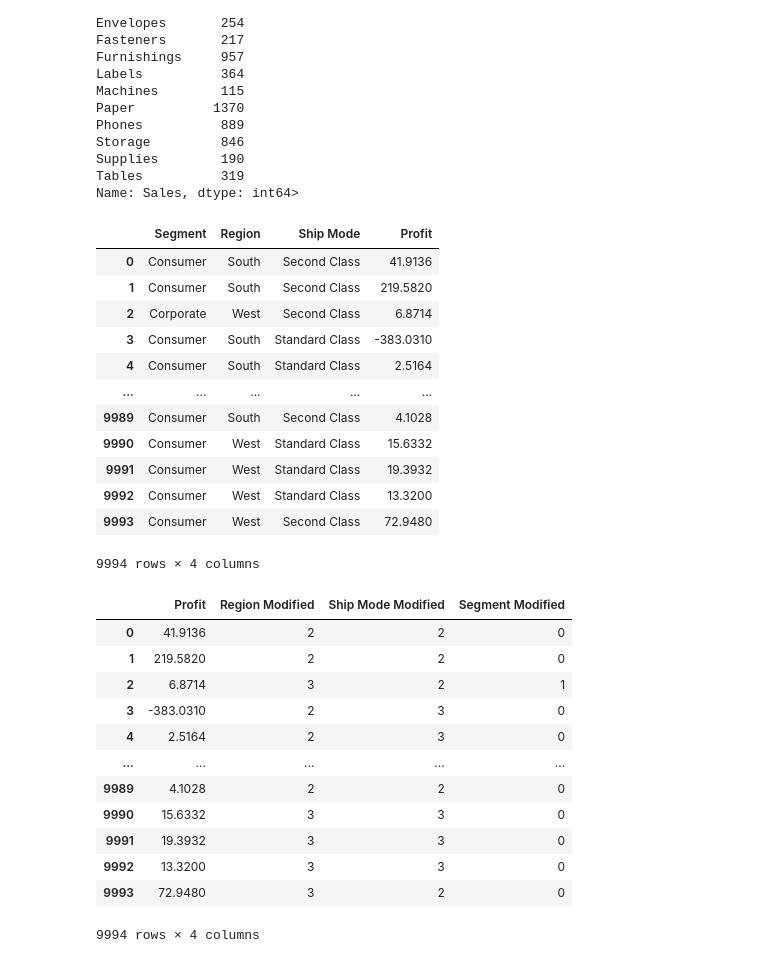
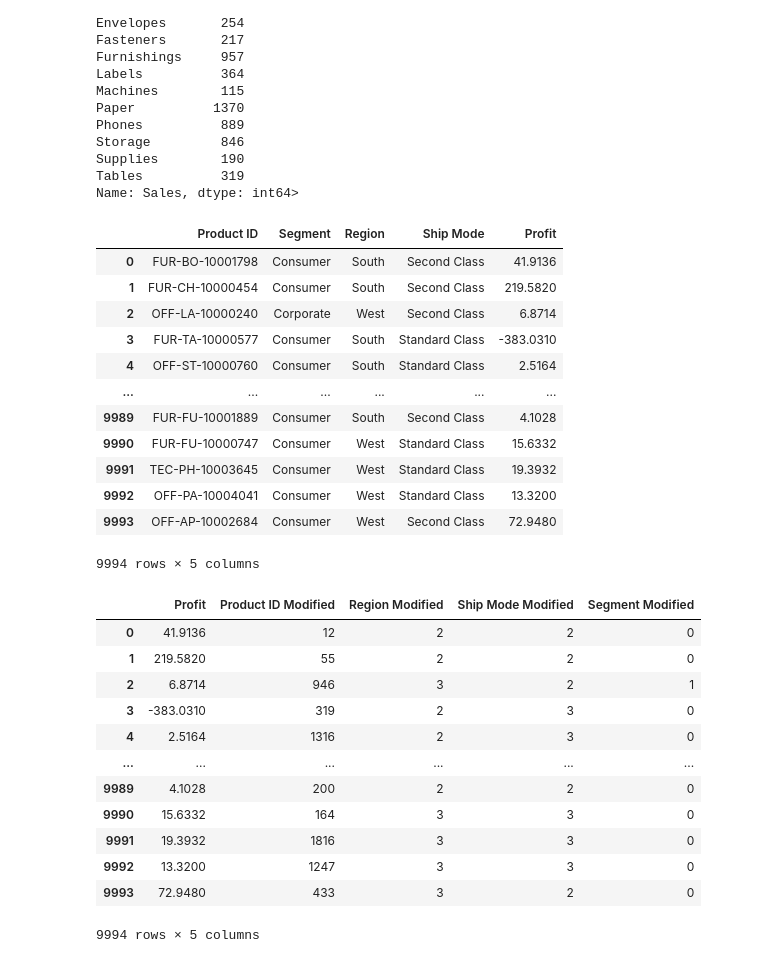
Before and after one commit to ankitg-02/sales_analysis, a Jupyter notebook: sales_via_product.ipynb, the cells around one changed output. Drawn from its saved outputs; the diff is of its cells as text; code cells hidden in the pictures.

```diff
--- a/sales_via_product.ipynb
+++ b/sales_via_product.ipynb
@@ -100,31 +100,33 @@ Name: Sales, dtype: int64>
 ship=product_sales.groupby("Ship Mode")
 # %%
 #specified lists
+modified_Product_ID=product['Product ID']
 modified_segment=product['Segment']
 modified_region=product['Region']
 modified_ship_made=product['Ship Mode']
 modified_profit=product['Profit']
 # %%
 #putting specified lists into a new dict and converting into a dataframe
-modified_table={'Segment':modified_segment
+modified_table={'Product ID':modified_Product_ID,
+                'Segment':modified_segment
                 ,'Region':modified_region
                 ,'Ship Mode':modified_ship_made
                 ,'Profit':modified_profit}
 pd.DataFrame(modified_table)
 # %% [output]
-|  | Segment | Region | Ship Mode | Profit |
-| 0 | Consumer | South | Second Class | 41.9136 |
-| 1 | Consumer | South | Second Class | 219.5820 |
-| 2 | Corporate | West | Second Class | 6.8714 |
-| 3 | Consumer | South | Standard Class | -383.0310 |
-| 4 | Consumer | South | Standard Class | 2.5164 |
-| ... | ... | ... | ... | ... |
-| 9989 | Consumer | South | Second Class | 4.1028 |
-| 9990 | Consumer | West | Standard Class | 15.6332 |
-| 9991 | Consumer | West | Standard Class | 19.3932 |
-| 9992 | Consumer | West | Standard Class | 13.3200 |
-| 9993 | Consumer | West | Second Class | 72.9480 |
+|  | Product ID | Segment | Region | Ship Mode | Profit |
+| 0 | FUR-BO-10001798 | Consumer | South | Second Class | 41.9136 |
+| 1 | FUR-CH-10000454 | Consumer | South | Second Class | 219.5820 |
+| 2 | OFF-LA-10000240 | Corporate | West | Second Class | 6.8714 |
+| 3 | FUR-TA-10000577 | Consumer | South | Standard Class | -383.0310 |
+| 4 | OFF-ST-10000760 | Consumer | South | Standard Class | 2.5164 |
+| ... | ... | ... | ... | ... | ... |
+| 9989 | FUR-FU-10001889 | Consumer | South | Second Class | 4.1028 |
+| 9990 | FUR-FU-10000747 | Consumer | West | Standard Class | 15.6332 |
+| 9991 | TEC-PH-10003645 | Consumer | West | Standard Class | 19.3932 |
+| 9992 | OFF-PA-10004041 | Consumer | West | Standard Class | 13.3200 |
+| 9993 | OFF-AP-10002684 | Consumer | West | Second Class | 72.9480 |
-9994 rows × 4 columns
+9994 rows × 5 columns
 # %%
 #initilising labelencoder
 l=LabelEncoder()
@@ -143,21 +147,21 @@ modified_table.update({'Segment Modified':Segment_l})
 data=pd.DataFrame(modified_table)
 # %%
 #droppping the textual data so as to make numerical data for the machine
-data.drop(['Segment','Ship Mode','Region'],axis="columns")
+data.drop(['Segment','Ship Mode','Region','Product ID'],axis="columns")
 # %% [output]
-|  | Profit | Region Modified | Ship Mode Modified | Segment Modified |
-| 0 | 41.9136 | 2 | 2 | 0 |
-| 1 | 219.5820 | 2 | 2 | 0 |
-| 2 | 6.8714 | 3 | 2 | 1 |
-| 3 | -383.0310 | 2 | 3 | 0 |
-| 4 | 2.5164 | 2 | 3 | 0 |
-| ... | ... | ... | ... | ... |
-| 9989 | 4.1028 | 2 | 2 | 0 |
-| 9990 | 15.6332 | 3 | 3 | 0 |
-| 9991 | 19.3932 | 3 | 3 | 0 |
-| 9992 | 13.3200 | 3 | 3 | 0 |
-| 9993 | 72.9480 | 3 | 2 | 0 |
+|  | Profit | Product ID Modified | Region Modified | Ship Mode Modified | Segment Modified |
+| 0 | 41.9136 | 12 | 2 | 2 | 0 |
+| 1 | 219.5820 | 55 | 2 | 2 | 0 |
+| 2 | 6.8714 | 946 | 3 | 2 | 1 |
+| 3 | -383.0310 | 319 | 2 | 3 | 0 |
+| 4 | 2.5164 | 1316 | 2 | 3 | 0 |
+| ... | ... | ... | ... | ... | ... |
+| 9989 | 4.1028 | 200 | 2 | 2 | 0 |
+| 9990 | 15.6332 | 164 | 3 | 3 | 0 |
+| 9991 | 19.3932 | 1816 | 3 | 3 | 0 |
+| 9992 | 13.3200 | 1247 | 3 | 3 | 0 |
+| 9993 | 72.9480 | 433 | 3 | 2 | 0 |
-9994 rows × 4 columns
+9994 rows × 5 columns
 # %%
 #splitting the data into x,y
 x=data['Ship Mode Modified']
```
Also changed, not shown: parts of 5 cells of this notebook.
